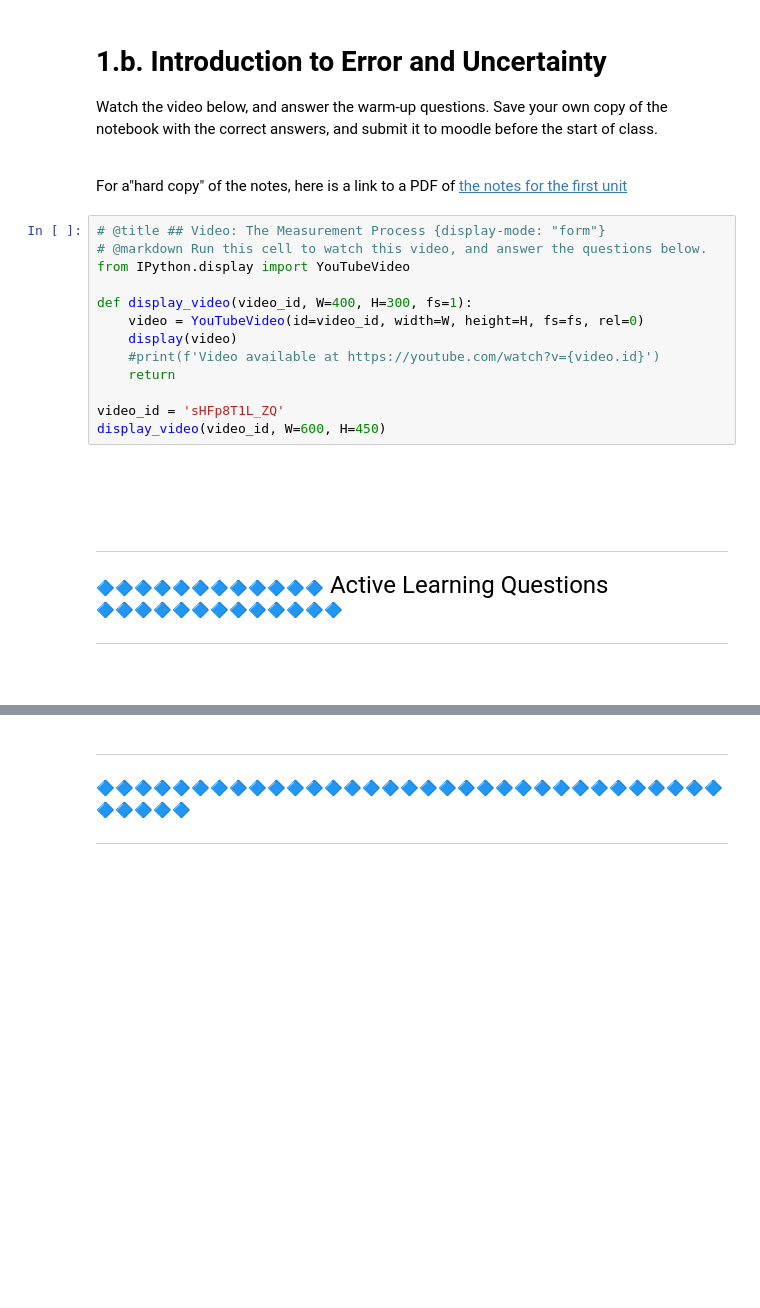
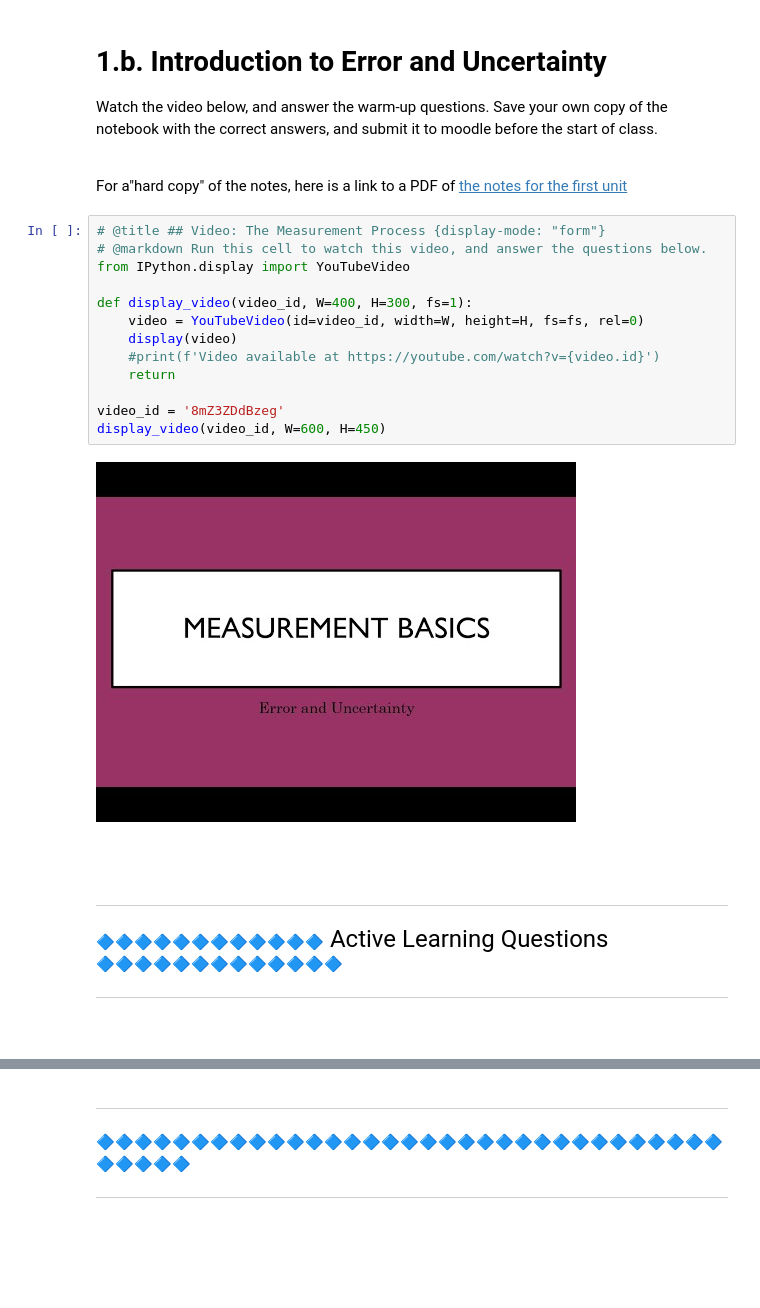
Before and after one commit to MAugspurger/Exper_Eng, a Jupyter notebook: 1_Measurement_and_Uncertainty/1b_Intro_Error.ipynb, the cells around one changed output, grey strips where cells are left out. Cells and saved outputs as stored; diff of their text form; blank space fills up the shorter version.

```diff
--- a/1_Measurement_and_Uncertainty/1b_Intro_Error.ipynb
+++ b/1_Measurement_and_Uncertainty/1b_Intro_Error.ipynb
@@ -9,18 +9,20 @@ For a"hard copy" of the notes, here is a link to a PDF of [the notes for the fir
 # %%
 # @title ## Video: The Measurement Process {display-mode: "form"}
 # @markdown Run this cell to watch this video, and answer the questions below.
 from IPython.display import YouTubeVideo
 
 def display_video(video_id, W=400, H=300, fs=1):
     video = YouTubeVideo(id=video_id, width=W, height=H, fs=fs, rel=0)
     display(video)
     #print(f'Video available at https://youtube.com/watch?v={video.id}')
     return
 
-video_id = 'sHFp8T1L_ZQ'
+video_id = '8mZ3ZDdBzeg'
 display_video(video_id, W=600, H=450)
+# %% [output]
+[figure, added]
 # %% [markdown]
-<br><br><br>
+<br><br>
 
 ---
 🔷🔷🔷🔷🔷🔷🔷🔷🔷🔷🔷🔷<font size = 5> Active Learning Questions </font> 🔷🔷🔷🔷🔷🔷🔷🔷🔷🔷🔷🔷🔷
```
Also changed, not shown: parts of 8 cells of this notebook.
